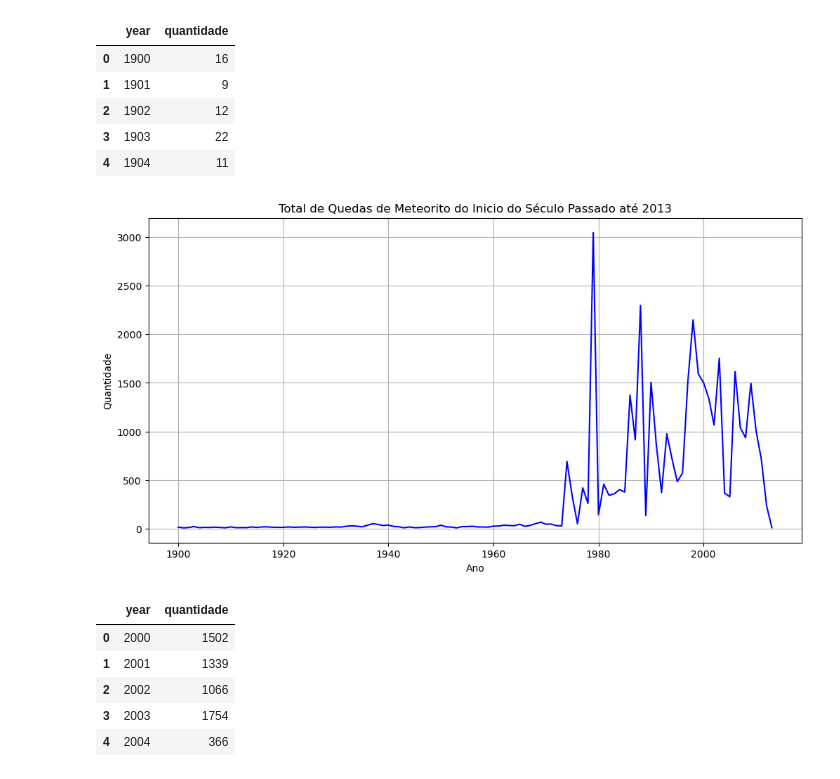
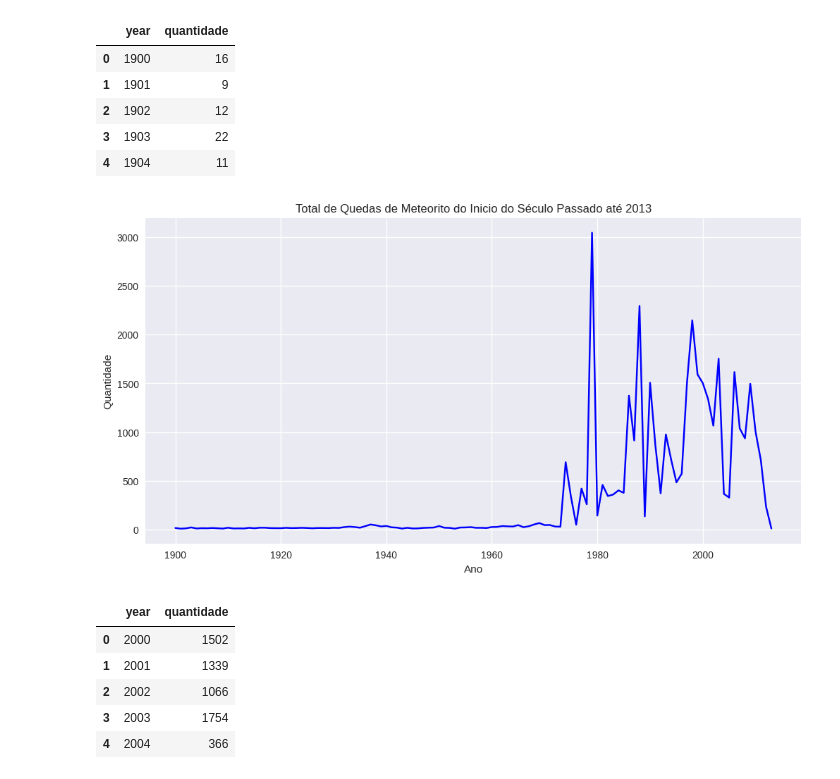
Before and after one commit to Thon20/ANALISE-METEORITOS, a Jupyter notebook: analise-meteoritos.ipynb, the cells around one changed output. Cells and saved outputs as stored; diff of their text form; code cells hidden in the pictures.

```diff
--- a/analise-meteoritos.ipynb
+++ b/analise-meteoritos.ipynb
@@ -177,6 +177,7 @@ total_meteorito_ano.head()
 | 4 | 1575 | 1 |
 # %%
 plt.figure(figsize = (12, 6))
+plt.style.use('seaborn')
 sns.lineplot(data = total_meteorito_ano, x = 'year', y = 'quantidade', color = 'green')
 plt.title('Total de Quedas de Meteorito por Ano de 860 - 2013')
 plt.xlabel('ano')
@@ -197,13 +198,12 @@ total_meteorito_ano_1900.head()
 # %%
 plt.figure(figsize = (12, 6))
 sns.lineplot(data = total_meteorito_ano_1900, x = 'year', y = 'quantidade', color = 'blue')
 plt.title('Total de Quedas de Meteorito do Inicio do Século Passado até 2013')
 plt.xlabel('Ano')
 plt.ylabel('Quantidade')
-plt.grid()
 plt.show();
 # %% [output]
-[figure, old version]
+[figure, new version]
 # %%
 # Total de queda de meteorito por ano a partir de 2000
 total_meteorito_ano_2000 = df[df['year'] >= 2000].groupby('year').size().reset_index(name = 'quantidade')
```
Also changed, not shown: parts of 6 cells of this notebook.
